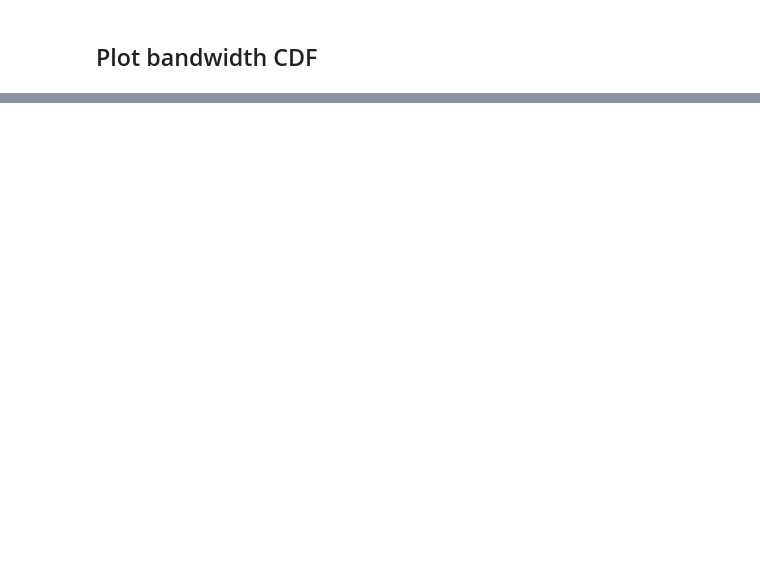
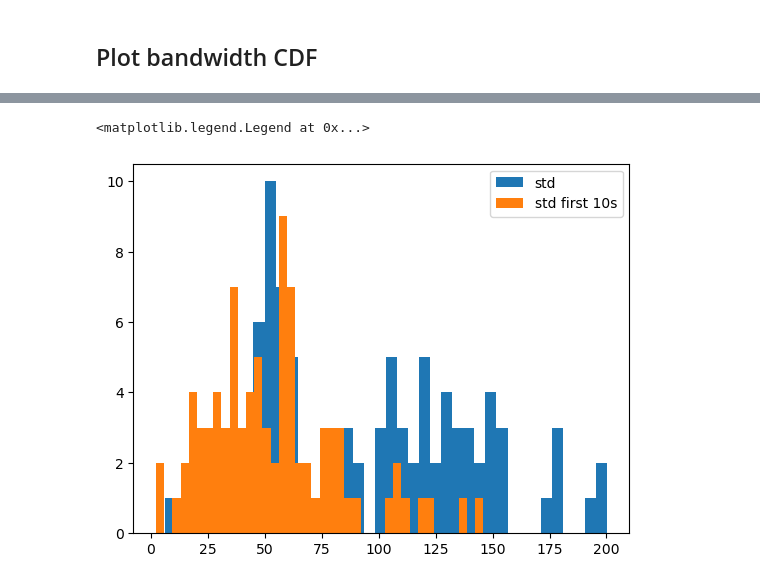
Before and after one commit to denama/ReCoCo, a Jupyter notebook: simulation_analysis/plot_bandwidth_cdf_new_data.ipynb, the cells around one changed output, grey strips where cells are left out. Cells and saved outputs as stored; diff of their text form; code cells hidden in the pictures; blank space fills up the shorter version.

```diff
--- a/simulation_analysis/plot_bandwidth_cdf_new_data.ipynb
+++ b/simulation_analysis/plot_bandwidth_cdf_new_data.ipynb
@@ -85,0 +109,8 @@ Freq: 200L, Length: 2125, dtype: float64
+# %%
+plt.figure()
+plt.hist(std_cap, bins=40, label="std")
+plt.hist(std_first_10s, bins=40, label="std first 10s")
+plt.legend()
+# %% [output]
+<matplotlib.legend.Legend at 0x...>
+[figure, added]
```
Also changed, not shown: parts of 14 cells of this notebook, 8 other files.
